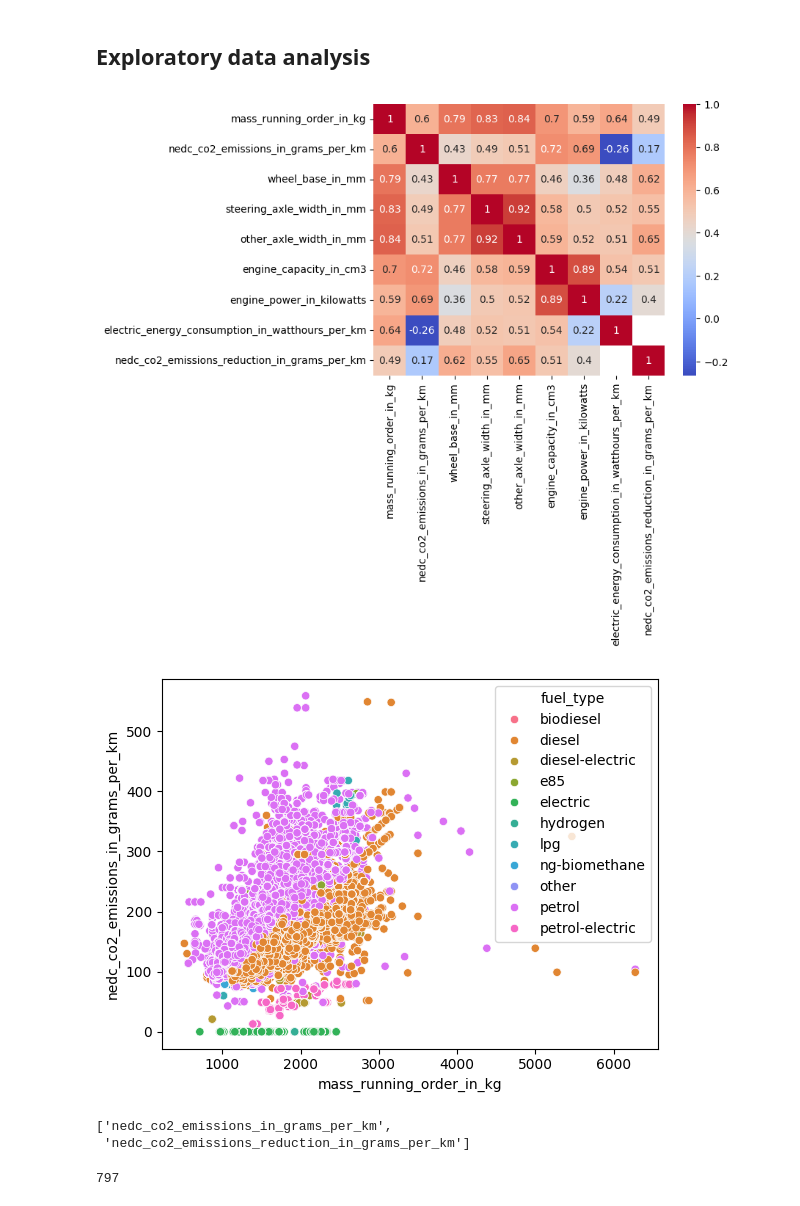
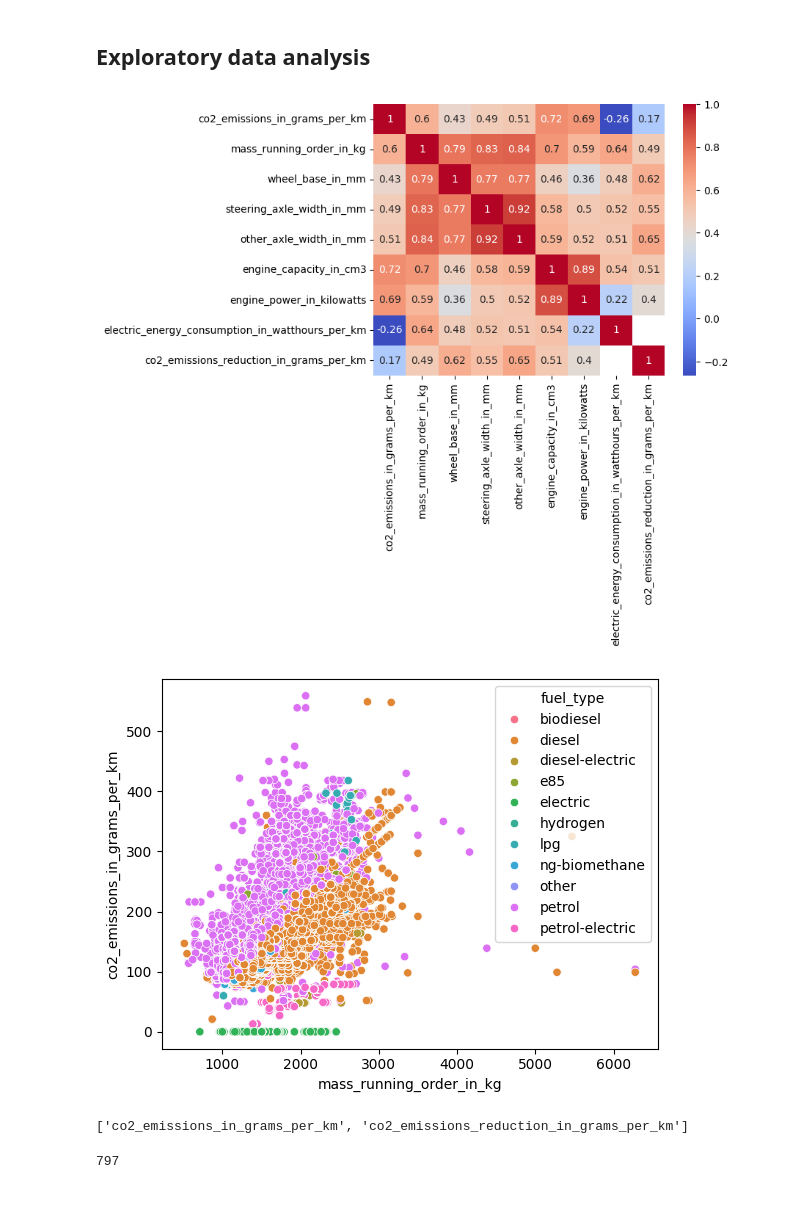
Before and after one commit to paob-renault/intro-to-ai, a Jupyter notebook: eu_cars_co2_emission_data.ipynb, the cells around one changed output. Drawn from its saved outputs; the diff is of its cells as text; code cells hidden in the pictures.

Commit message:
Switch data source from CSV file to direct download link

```diff
--- a/eu_cars_co2_emission_data.ipynb
+++ b/eu_cars_co2_emission_data.ipynb
@@ -159,28 +189,27 @@ import seaborn as sns
 # %%
 sns.heatmap(
     data=(
-        eu_cars
+        dd_eu_cars
         .select_dtypes(include=['int64', 'float64'])
         .drop(axis='columns', labels='total_new_registrations')
         .corr()
     ),
     cmap='coolwarm',
     annot=True,
 );
 # %% [output]
-[figure, old version]
+[figure, new version]
 # %%
 sns.scatterplot(
-    data=eu_cars,
+    data=dd_eu_cars,
     x='mass_running_order_in_kg',
-    y='nedc_co2_emissions_in_grams_per_km',
+    y='co2_emissions_in_grams_per_km',
     hue='fuel_type',
 );
 # %% [output]
-[figure, old version]
+[figure, new version]
 # %%
-[column_name for column_name in eu_cars.columns if 'co2' in column_name]
+[column_name for column_name in dd_eu_cars.columns if 'co2' in column_name]
 # %% [output]
-['nedc_co2_emissions_in_grams_per_km',
- 'nedc_co2_emissions_reduction_in_grams_per_km']
+['co2_emissions_in_grams_per_km', 'co2_emissions_reduction_in_grams_per_km']
 # %%
```
Also changed, not shown: parts of 30 cells of this notebook, 3 other files.
